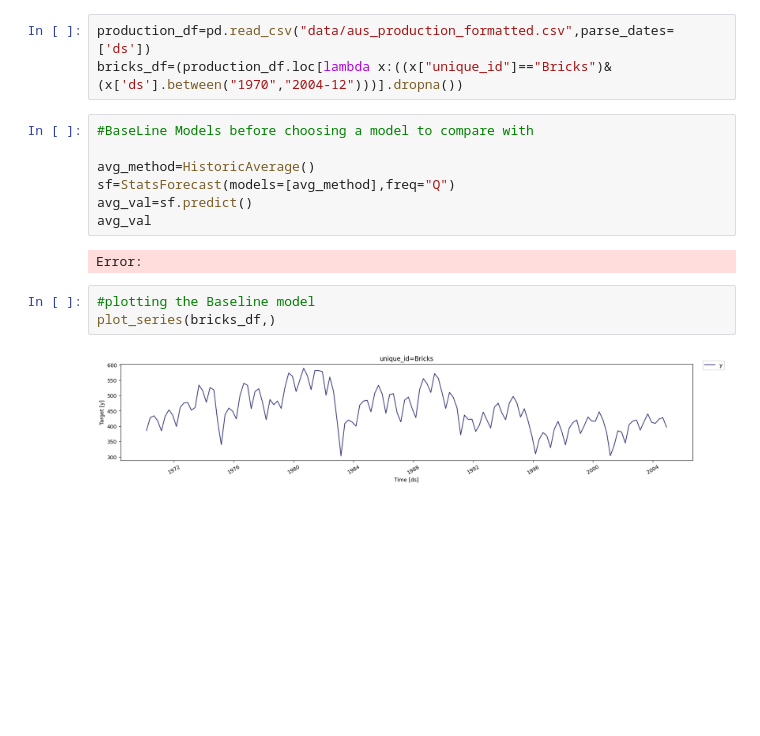
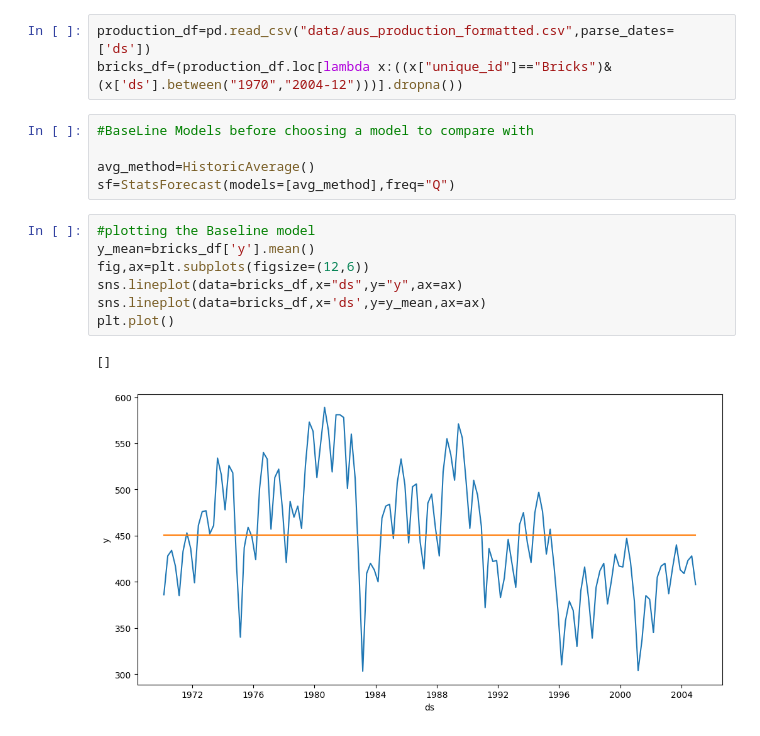
Before and after one commit to zamu-302/Time-series, a Jupyter notebook: Chapter5.ipynb, the cells around one changed output. Drawn from its saved outputs; the diff is of its cells as text; blank space fills up the shorter version.

```diff
--- a/Chapter5.ipynb
+++ b/Chapter5.ipynb
@@ -70,15 +70,16 @@ bricks_df=(production_df.loc[lambda x:((x["unique_id"]=="Bricks")&(x['ds'].betwe
 
 avg_method=HistoricAverage()
 sf=StatsForecast(models=[avg_method],freq="Q")
-avg_val=sf.predict()
-avg_val
-# %% [output]
-Error:
 # %%
 #plotting the Baseline model
-plot_series(bricks_df,)
+y_mean=bricks_df['y'].mean()
+fig,ax=plt.subplots(figsize=(12,6))
+sns.lineplot(data=bricks_df,x="ds",y="y",ax=ax)
+sns.lineplot(data=bricks_df,x='ds',y=y_mean,ax=ax)
+plt.plot()
 # %% [output]
+[]
-[figure, old version]
+[figure, new version]
 # %%
 #Naive Method (we simply set all forcasts to be the value of the last observation)
 naive_method=Naive()
```
Also changed, not shown: parts of 14 cells of this notebook.
